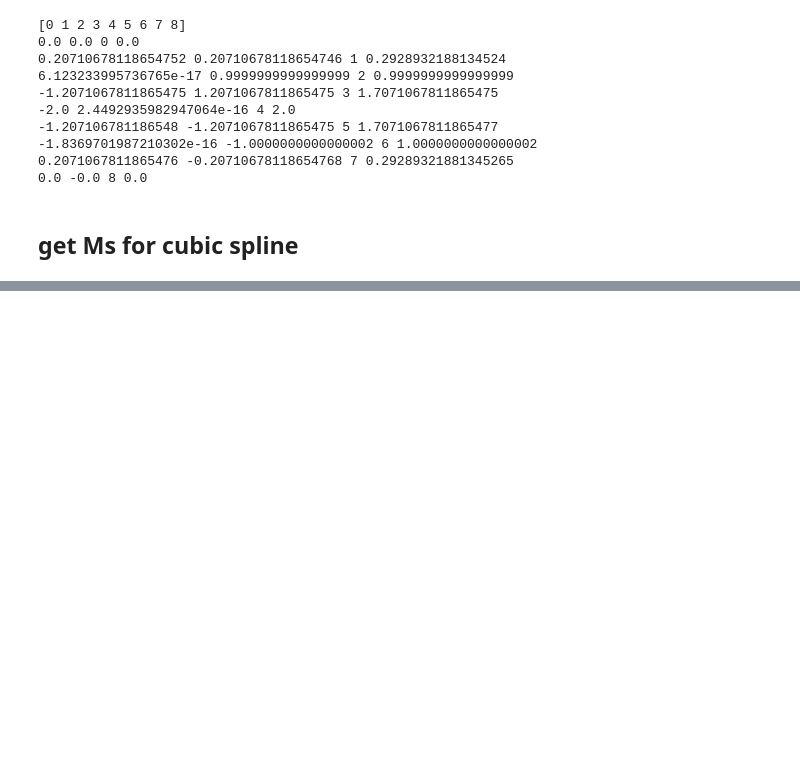
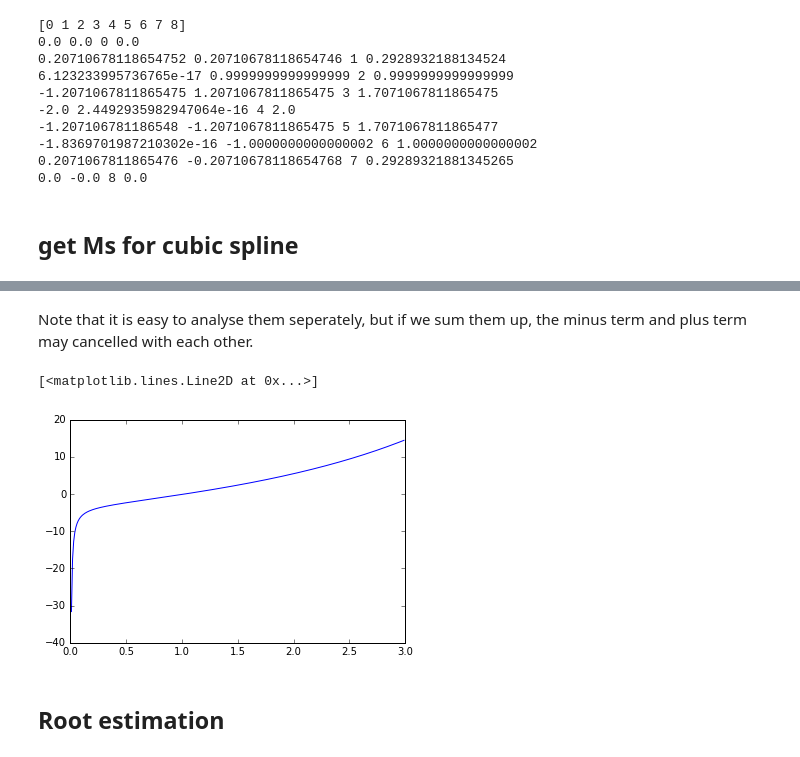
Before and after one commit to DickyChant/Compphy_2, a Jupyter notebook: hw2.ipynb, the cells around one changed output, grey strips where cells are left out. Cells and saved outputs as stored; diff of their text form; code cells hidden in the pictures; blank space fills up the shorter version.

```diff
--- a/hw2.ipynb
+++ b/hw2.ipynb
@@ -229,0 +309,8 @@ SyntaxError: invalid syntax (<ipython-input-19-ff089be6f4de>, line 2)
+# %%
+def term1(n2,q2):
+    return np.exp(q2-n2)/(n2-q2)
+
+for n2 in range(16):
+    if n2%8 == 7:
+        continue
+    print("{:d}\t{:f}\t{:f}\t{:f}".format(n2,term1(n2,0.5),term1(n2,1.5),term1(n2,2.5)))
@@ -229,0 +366,42 @@ SyntaxError: invalid syntax (<ipython-input-19-ff089be6f4de>, line 2)
+# %% [markdown]
+Note that it is easy to analyse them seperately, but if we sum them up, the minus term and plus term may cancelled with each other.
+# %%
+def zeta_00(q2,n2m1=5,n2m2=5,km=10):
+    output = -np.pi
+    for nx in range(4):
+        for ny in range(4):
+            for nz in range(4):
+                n2 = nx**2+ny**2+nz**2
+                if (n2>n2m1):
+                    continue
+                else:
+                    if n2!=0:
+                        output+=term1(n2,q2)/np.sqrt(4*np.pi)
+                    else:
+                        output+=term1(n2,q2)/np.sqrt(4*np.pi)
+
+    for i in range(km):
+        output+=term2(i+1,q2)*np.pi/2
+
+    for nx in range(4):
+        for ny in range(4):
+            for nz in range(4):
+                n2 = nx**2+ny**2+nz**2
+                if (n2>n2m2 or n2 == 0):
+                    continue
+                else:
+                    output+=term3_int(n2,q2)/np.sqrt(4*np.pi)*np.pi
+
+    return output
+# %%
+x = np.linspace(0,1,100+1)[1:-1]
+x = [x,x+1,x+2]
+x = np.asarray(x).reshape(-1)
+# %%
+zeta00 = [zeta_00(i,0.1,1,7) for i in x]
+plt.plot(x,zeta00)
+# %% [output]
+[<matplotlib.lines.Line2D at 0x...>]
+[figure, added]
+# %% [markdown]
+## Root estimation
```
Also changed, not shown: parts of 18 cells of this notebook, 4 other files.
